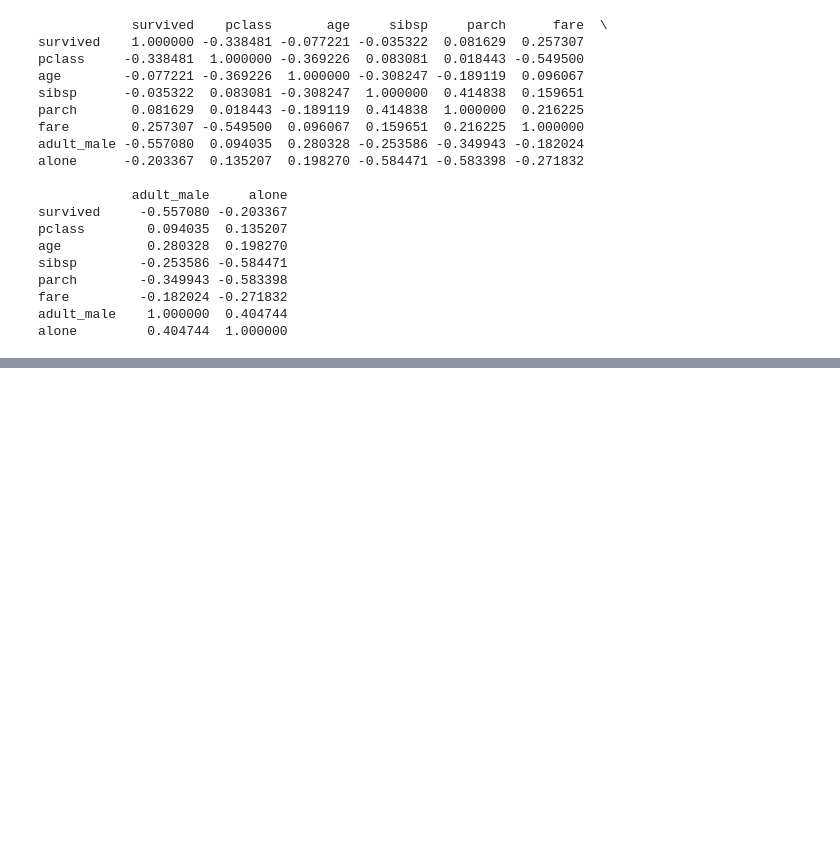
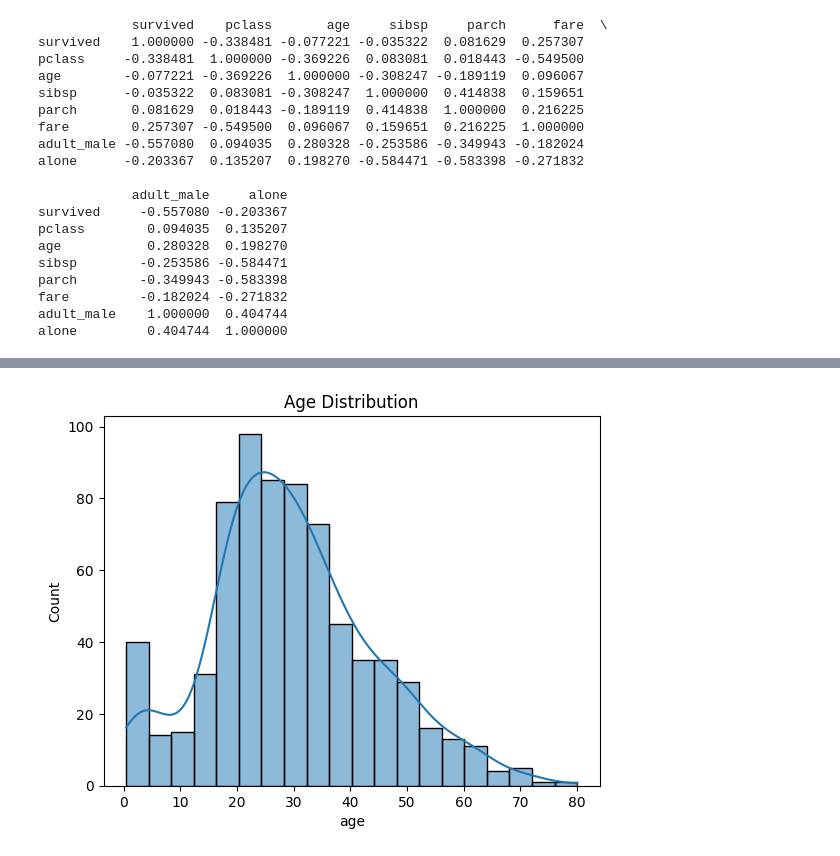
Before and after one commit to trentrueckert/applied-ml-trentrueckert, a Jupyter notebook: lab02/ml02_trentrueckert.ipynb, the cells around one changed output, grey strips where cells are left out. Saved outputs shown, nothing was run; the diff lists cells and outputs as text; code cells hidden in the pictures; blank space fills up the shorter version.

```diff
--- a/lab02/ml02_trentrueckert.ipynb
+++ b/lab02/ml02_trentrueckert.ipynb
@@ -136,0 +169,7 @@ alone         0.404744  1.000000
+# %%
+# Create a histogram of age
+sns.histplot(titanic['age'], kde=True)
+plt.title('Age Distribution')
+plt.show()
+# %% [output]
+[figure, added]
```
Also changed, not shown: parts of 27 cells of this notebook.
